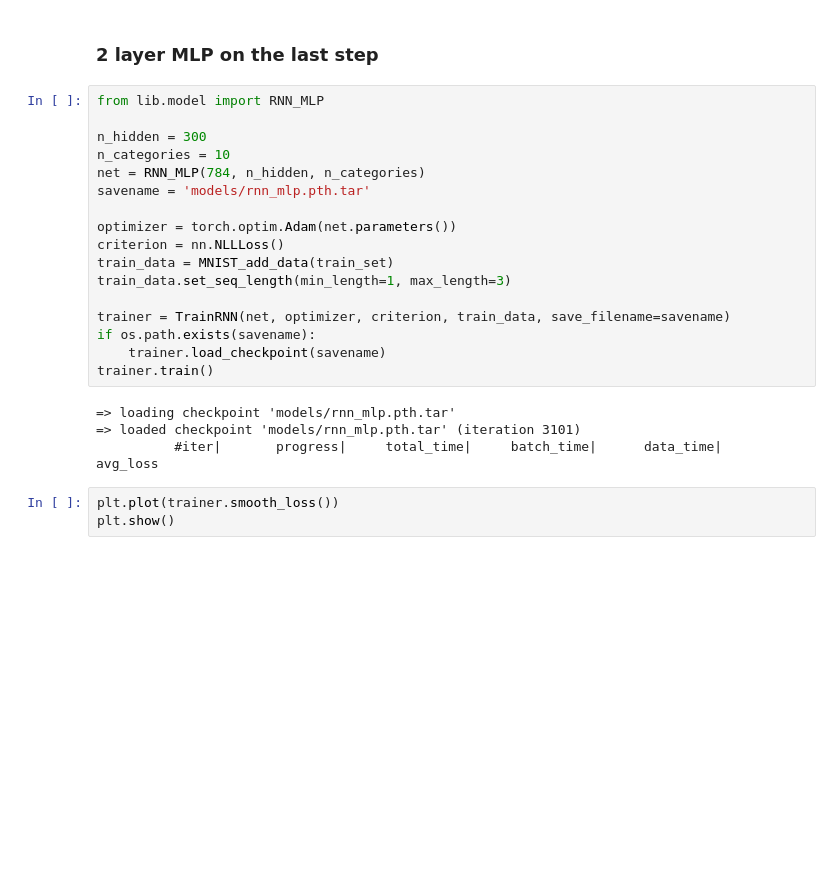
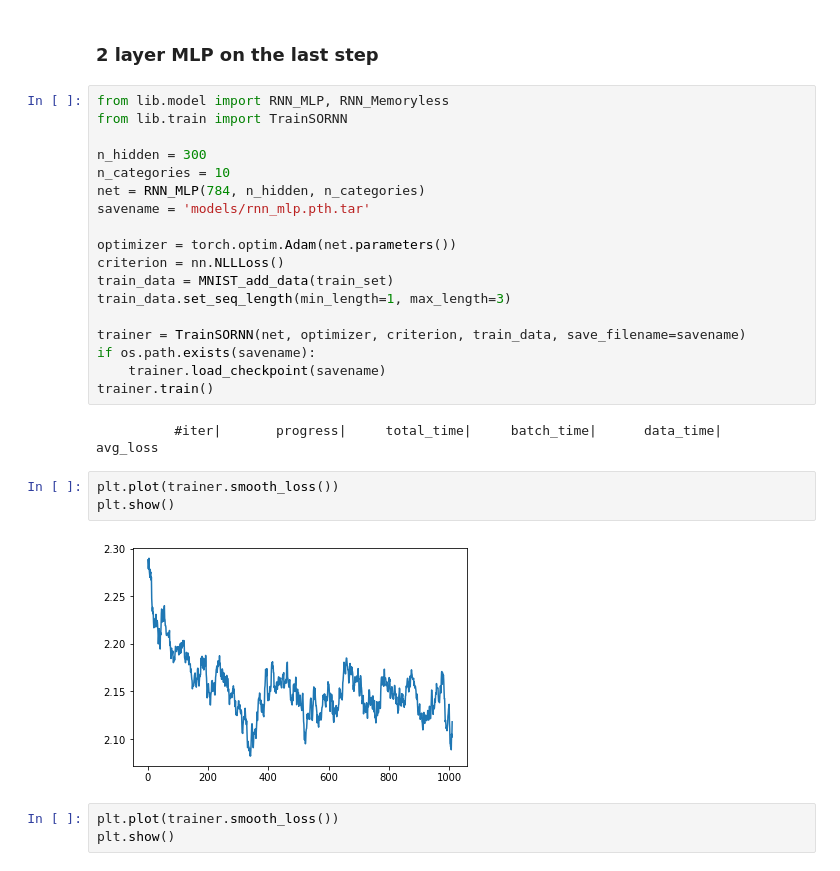
Before and after one commit to nathanwang000/sequence_fun, a Jupyter notebook: sequence_fun.ipynb, the cells around one changed output. Saved outputs shown, nothing was run; the diff lists cells and outputs as text; blank space fills up the shorter version.

```diff
--- a/sequence_fun.ipynb
+++ b/sequence_fun.ipynb
@@ -123,7 +100,8 @@ accuracy is 93.80%
 # %% [markdown]
 ### 2 layer MLP on the last step
 # %%
-from lib.model import RNN_MLP
+from lib.model import RNN_MLP, RNN_Memoryless
+from lib.train import TrainSORNN
 
 n_hidden = 300
 n_categories = 10
@@ -135,14 +113,17 @@ criterion = nn.NLLLoss()
 train_data = MNIST_add_data(train_set)
 train_data.set_seq_length(min_length=1, max_length=3)
 
-trainer = TrainRNN(net, optimizer, criterion, train_data, save_filename=savename)
+trainer = TrainSORNN(net, optimizer, criterion, train_data, save_filename=savename)
 if os.path.exists(savename):
     trainer.load_checkpoint(savename)
 trainer.train()
 # %% [output]
-=> loading checkpoint 'models/rnn_mlp.pth.tar'
-=> loaded checkpoint 'models/rnn_mlp.pth.tar' (iteration 3101)
           #iter|       progress|     total_time|     batch_time|      data_time|       avg_loss
+# %%
+plt.plot(trainer.smooth_loss())
+plt.show()
+# %% [output]
+[figure, added]
 # %%
 plt.plot(trainer.smooth_loss())
 plt.show()
```
Also changed, not shown: parts of 23 cells of this notebook, 4 other files.
